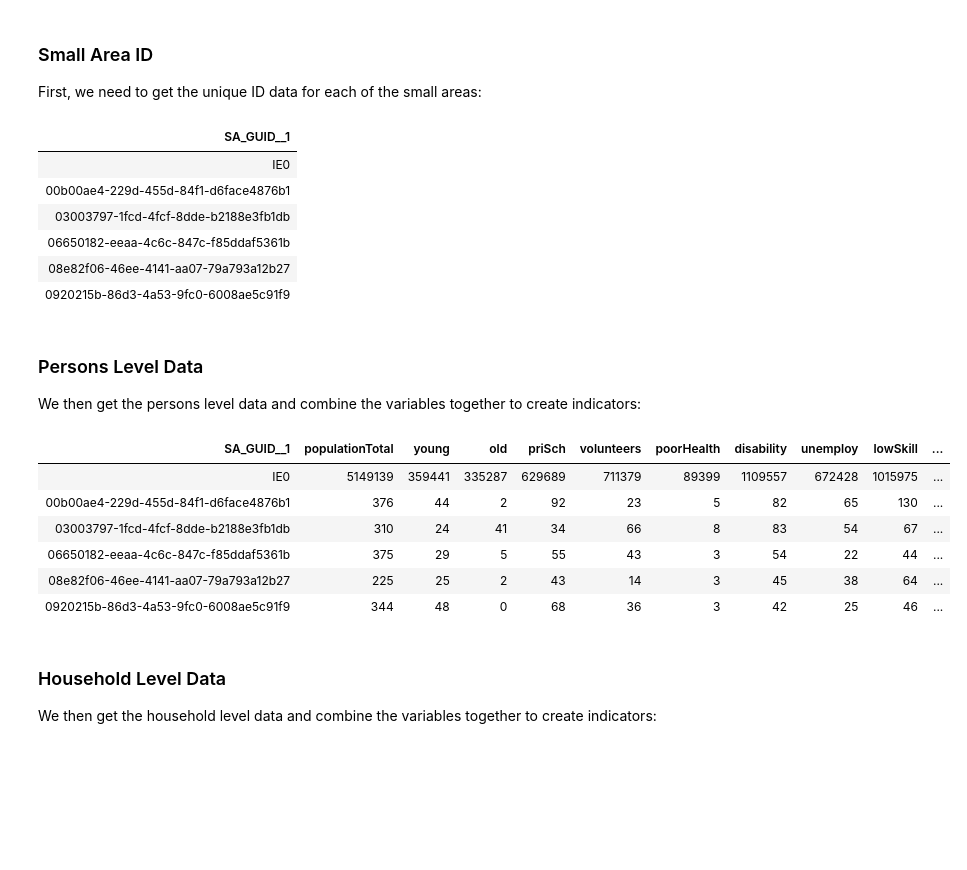
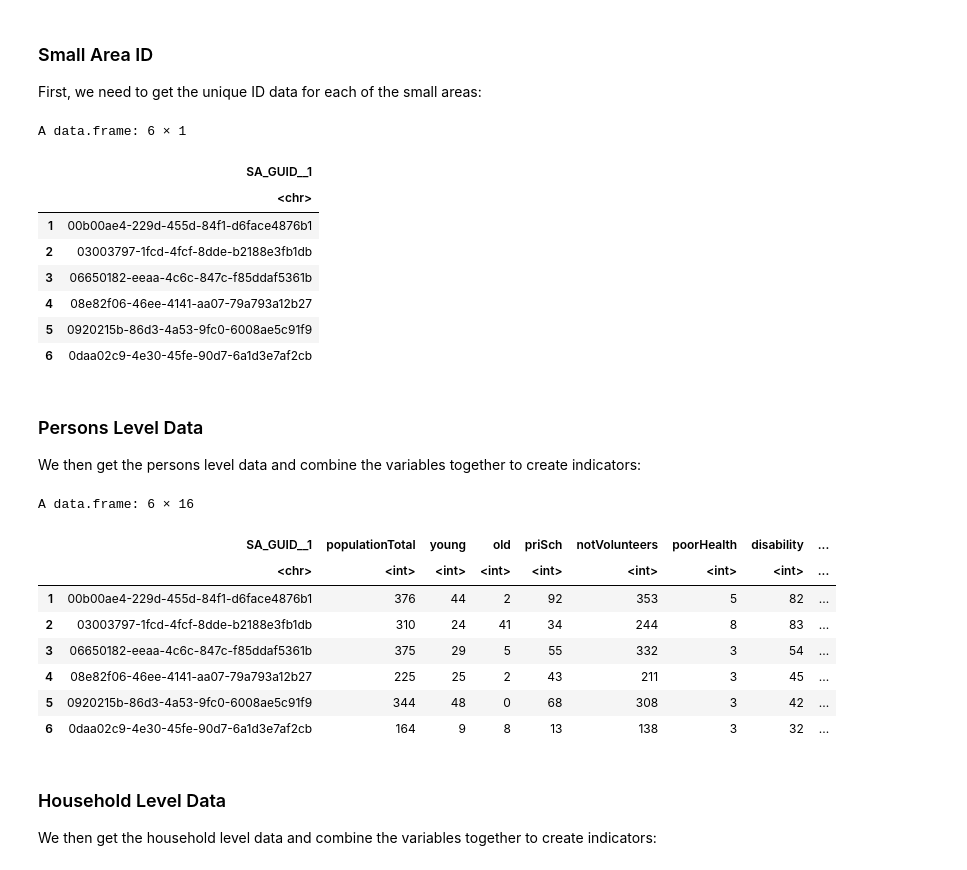
Before and after one commit to REACHOUT-PROJECT/ISVEHI, a Jupyter notebook: 0_Scripts/1a_CensusData.ipynb, the cells around one changed output. Drawn from its saved outputs; the diff is of its cells as text; code cells hidden in the pictures; blank space fills up the shorter version.

Commit message:
update code for notVolunteers and noRenewableEnergyHouses

```diff
--- a/0_Scripts/1a_CensusData.ipynb
+++ b/0_Scripts/1a_CensusData.ipynb
@@ -22,7 +33,7 @@ The data can be imported directly from the CSO website (this is the default) or
 #smallAreaCSOData <- read.csv("https://www.cso.ie/en/media/csoie/census/census2022/SAPS_2022_Small_Area_270923.csv",  header=TRUE, sep=",")
 
 #get the data locally
-smallAreaCSOData <- read.csv('C:/Users/wcamaro/Documents/Reachout/ISVEHI-main_2024/1_InputData/CSOData/SAPS_2022_Small_Area_270923.csv', header=TRUE, sep=",", stringsAsFactors = FALSE)
+smallAreaCSOData <- read.csv('/Users/declan/Projects/REACHOUT/walther/ISVEHI-main_2024/1_InputData/CSOData/SAPS_2022_Small_Area_270923.csv', header=TRUE, sep=",", stringsAsFactors = FALSE)
 # %% [markdown]
 ## Select only the relevant data
 # %% [markdown]
@@ -38,13 +49,15 @@ smallAreaID <- smallAreaCSOData[, c('GUID'), drop = FALSE]
 colnames(smallAreaID)[colnames(smallAreaID) == "GUID"] ="SA_GUID__1"
 head(smallAreaID)
 # %% [output]
+A data.frame: 6 × 1
-| SA_GUID__1 |
-| IE0 |
-| 00b00ae4-229d-455d-84f1-d6face4876b1 |
-| 03003797-1fcd-4fcf-8dde-b2188e3fb1db |
-| 06650182-eeaa-4c6c-847c-f85ddaf5361b |
-| 08e82f06-46ee-4141-aa07-79a793a12b27 |
-| 0920215b-86d3-4a53-9fc0-6008ae5c91f9 |
+|  | SA_GUID__1 |
+|  | <chr> |
+| 1 | 00b00ae4-229d-455d-84f1-d6face4876b1 |
+| 2 | 03003797-1fcd-4fcf-8dde-b2188e3fb1db |
+| 3 | 06650182-eeaa-4c6c-847c-f85ddaf5361b |
+| 4 | 08e82f06-46ee-4141-aa07-79a793a12b27 |
+| 5 | 0920215b-86d3-4a53-9fc0-6008ae5c91f9 |
+| 6 | 0daa02c9-4e30-45fe-90d7-6a1d3e7af2cb |
 # %% [markdown]
 ### Persons Level Data
 
@@ -97,10 +110,12 @@ primarySchoolAgeData <- smallAreaCSOData[, primarySchoolAgeVariables, drop = FAL
 primarySchoolAgeData$priSch <- apply(primarySchoolAgeData,1,sum)
 primarySchoolAgeData <- select(primarySchoolAgeData, 'priSch')
 
-#VOLUNTEERS IN THE COMMUNITY
+#NOT VOLUNTEERS IN THE COMMUNITY
 volunteersData <- smallAreaCSOData[, 'T7_1_VOL', drop = FALSE]
 volunteersData$volunteers <- apply(volunteersData,1,sum)
 volunteersData <- select(volunteersData, 'volunteers')
+notVolunteersData = populationTotalData - volunteersData
+colnames(notVolunteersData) <- "notVolunteers"
 
 #HEALTH -  BAD HEALTH (Choice of: Very good, Good, Fair, Bad, Very bad, and Not stated)
 healthVariables <- c(
@@ -202,41 +217,43 @@ travelTimeVariables <- c(
 travelTimeData <- smallAreaCSOData[, travelTimeVariables, drop = FALSE]
 travelTimeData$travelTime <- apply(travelTimeData,1,sum)
 travelTimeData <- select(travelTimeData, 'travelTime')
 
 #combine all the data into one table
 personsData <- cbind(smallAreaID,
                      populationTotalData,
                      ageYoungData,
                      ageOldData,
                      primarySchoolAgeData,
-                     volunteersData,
+                     notVolunteersData,
                      healthData,
                      disabilitiesData,
                      unemploymentData,
                      lowSkilledEmploymentData,
                      farmingEmploymentData,
                      rentData,
                      educationData,
                      englishData,
                      newResidentsData,
                      travelTimeData
                     )
 
 #get the number of columns in the data
 personsDataColLength = ncol(personsData)
 
 head(personsData)
 
 #output the data as a csv
 write.csv(personsData, "../1_InputData/1a_CensusData/persons/personsSmallAreaRawData2022.csv", row.names = FALSE)
 # %% [output]
+A data.frame: 6 × 16
-| SA_GUID__1 | populationTotal | young | old | priSch | volunteers | poorHealth | disability | unemploy | lowSkill | ... |
-| IE0 | 5149139 | 359441 | 335287 | 629689 | 711379 | 89399 | 1109557 | 672428 | 1015975 | ... |
-| 00b00ae4-229d-455d-84f1-d6face4876b1 | 376 | 44 | 2 | 92 | 23 | 5 | 82 | 65 | 130 | ... |
-| 03003797-1fcd-4fcf-8dde-b2188e3fb1db | 310 | 24 | 41 | 34 | 66 | 8 | 83 | 54 | 67 | ... |
-| 06650182-eeaa-4c6c-847c-f85ddaf5361b | 375 | 29 | 5 | 55 | 43 | 3 | 54 | 22 | 44 | ... |
-| 08e82f06-46ee-4141-aa07-79a793a12b27 | 225 | 25 | 2 | 43 | 14 | 3 | 45 | 38 | 64 | ... |
-| 0920215b-86d3-4a53-9fc0-6008ae5c91f9 | 344 | 48 | 0 | 68 | 36 | 3 | 42 | 25 | 46 | ... |
+|  | SA_GUID__1 | populationTotal | young | old | priSch | notVolunteers | poorHealth | disability | ... |
+|  | <chr> | <int> | <int> | <int> | <int> | <int> | <int> | <int> | ... |
+| 1 | 00b00ae4-229d-455d-84f1-d6face4876b1 | 376 | 44 | 2 | 92 | 353 | 5 | 82 | ... |
+| 2 | 03003797-1fcd-4fcf-8dde-b2188e3fb1db | 310 | 24 | 41 | 34 | 244 | 8 | 83 | ... |
+| 3 | 06650182-eeaa-4c6c-847c-f85ddaf5361b | 375 | 29 | 5 | 55 | 332 | 3 | 54 | ... |
+| 4 | 08e82f06-46ee-4141-aa07-79a793a12b27 | 225 | 25 | 2 | 43 | 211 | 3 | 45 | ... |
+| 5 | 0920215b-86d3-4a53-9fc0-6008ae5c91f9 | 344 | 48 | 0 | 68 | 308 | 3 | 42 | ... |
+| 6 | 0daa02c9-4e30-45fe-90d7-6a1d3e7af2cb | 164 | 9 | 8 | 13 | 138 | 3 | 32 | ... |
 # %% [markdown]
 ### Household Level Data
 
```
Also changed, not shown: parts of 6 cells of this notebook, 4 other files.
